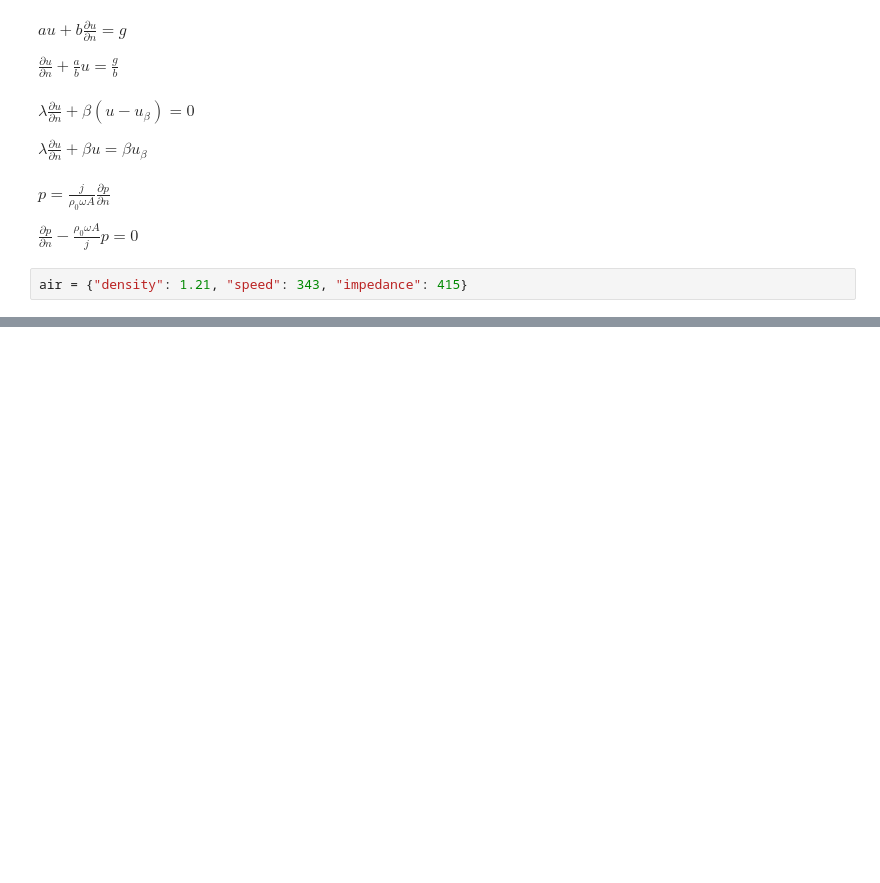
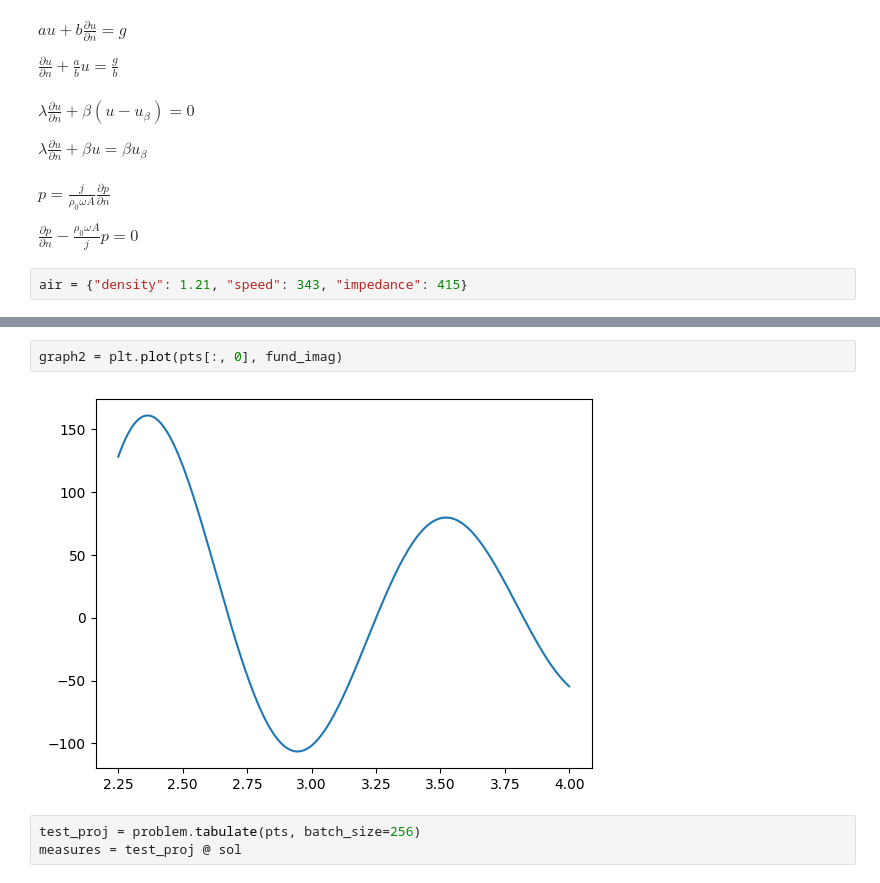
Before and after one commit to boorlakov/pyquasar, a Jupyter notebook: examples/acoustics.ipynb, the cells around one changed output, grey strips where cells are left out. Cells and saved outputs as stored; diff of their text form; blank space fills up the shorter version.

```diff
--- a/examples/acoustics.ipynb
+++ b/examples/acoustics.ipynb
@@ -102,0 +119,7 @@ mic_pos = np.array([[2, 2, 2]])
+# %%
+graph2 = plt.plot(pts[:, 0], fund_imag)
+# %% [output]
+[figure, added]
+# %%
+test_proj = problem.tabulate(pts, batch_size=256)
+measures = test_proj @ sol
```
Also changed, not shown: parts of 30 cells of this notebook, 2 other files.
